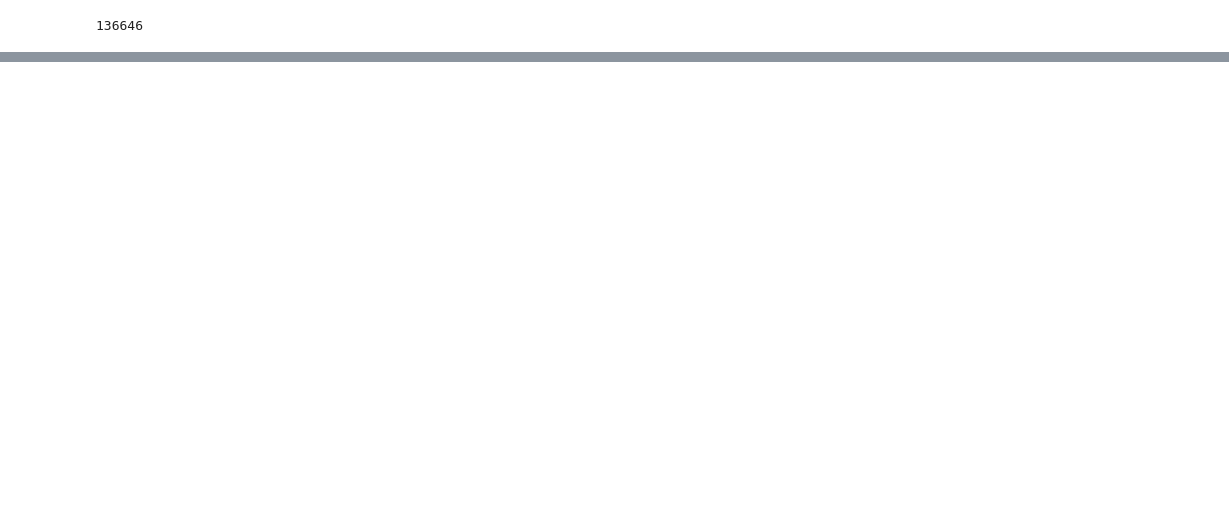
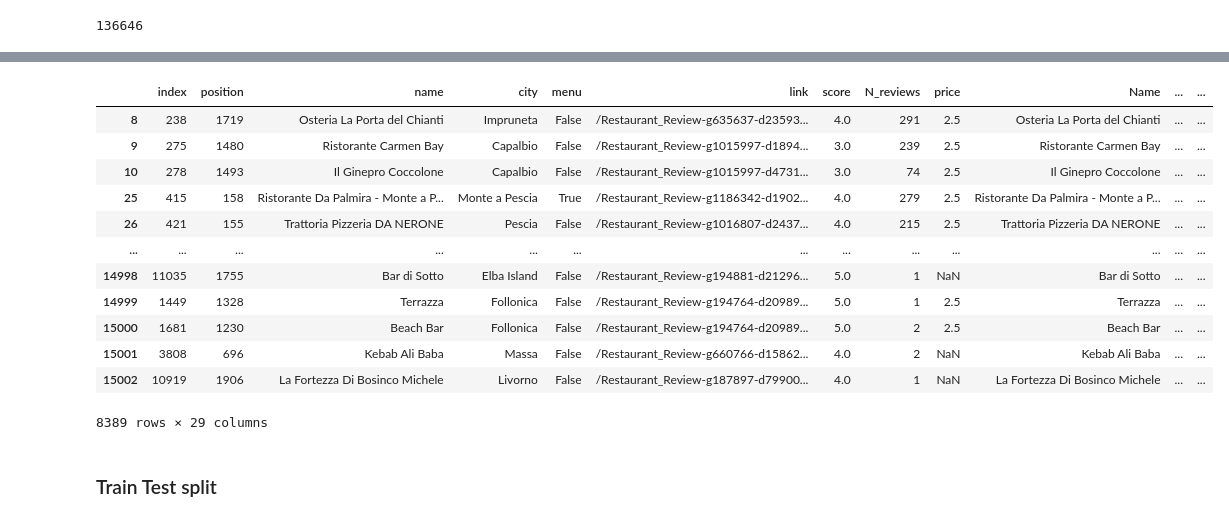
Before and after one commit to carloalbe/TripAdvisor-Tuscany-Restaurant-Social-Network-Analysis, a Jupyter notebook: link_prediction/codes/Untitled.ipynb, the cells around one changed output, grey strips where cells are left out. Saved outputs shown, nothing was run; the diff lists cells and outputs as text; code cells hidden in the pictures; blank space fills up the shorter version.

Commit message:
dataset for link prediction

```diff
--- a/link_prediction/codes/Untitled.ipynb
+++ b/link_prediction/codes/Untitled.ipynb
@@ -84,0 +118,8 @@ dfg = pd.read_csv('../data/dfg.csv',index_col = 0)
+# %%
+df.loc[df.city.isna(),'city'] = df.loc[df.city.isna(),'province']
+# %%
+df.loc[df.specialDiets.isna(),'specialDiets'] = 0
+df.loc[df.cuisines.isna(),'cuisines'] = 0
+# %%
+df.loc[df.score.isna(),'score'] = 0
+df.loc[df.price.isna(),'price'] = 0
@@ -111,0 +200,16 @@ for i in dfg.index:
+# %%
+df[df.specialDiets.isna()]
+# %% [output]
+|  | index | position | name | city | menu | link | score | N_reviews | price | Name | ... | ... |
+| 8 | 238 | 1719 | Osteria La Porta del Chianti | Impruneta | False | /Restaurant_Review-g635637-d23593... | 4.0 | 291 | 2.5 | Osteria La Porta del Chianti | ... | ... |
+| 9 | 275 | 1480 | Ristorante Carmen Bay | Capalbio | False | /Restaurant_Review-g1015997-d1894... | 3.0 | 239 | 2.5 | Ristorante Carmen Bay | ... | ... |
+| 10 | 278 | 1493 | Il Ginepro Coccolone | Capalbio | False | /Restaurant_Review-g1015997-d4731... | 3.0 | 74 | 2.5 | Il Ginepro Coccolone | ... | ... |
+| 25 | 415 | 158 | Ristorante Da Palmira - Monte a P... | Monte a Pescia | True | /Restaurant_Review-g1186342-d1902... | 4.0 | 279 | 2.5 | Ristorante Da Palmira - Monte a P... | ... | ... |
+| 26 | 421 | 155 | Trattoria Pizzeria DA NERONE | Pescia | False | /Restaurant_Review-g1016807-d2437... | 4.0 | 215 | 2.5 | Trattoria Pizzeria DA NERONE | ... | ... |
+| ... | ... | ... | ... | ... | ... | ... | ... | ... | ... | ... | ... | ... |
+| 14998 | 11035 | 1755 | Bar di Sotto | Elba Island | False | /Restaurant_Review-g194881-d21296... | 5.0 | 1 | NaN | Bar di Sotto | ... | ... |
+| 14999 | 1449 | 1328 | Terrazza | Follonica | False | /Restaurant_Review-g194764-d20989... | 5.0 | 1 | 2.5 | Terrazza | ... | ... |
+| 15000 | 1681 | 1230 | Beach Bar | Follonica | False | /Restaurant_Review-g194764-d20989... | 5.0 | 2 | 2.5 | Beach Bar | ... | ... |
+| 15001 | 3808 | 696 | Kebab Ali Baba | Massa | False | /Restaurant_Review-g660766-d15862... | 4.0 | 2 | NaN | Kebab Ali Baba | ... | ... |
+| 15002 | 10919 | 1906 | La Fortezza Di Bosinco Michele | Livorno | False | /Restaurant_Review-g187897-d79900... | 4.0 | 1 | NaN | La Fortezza Di Bosinco Michele | ... | ... |
+8389 rows × 29 columns
@@ -111,0 +218,2 @@ for i in dfg.index:
+# %% [markdown]
+### Train Test split
```
Also changed, not shown: parts of 12 cells of this notebook, 2 other files.
